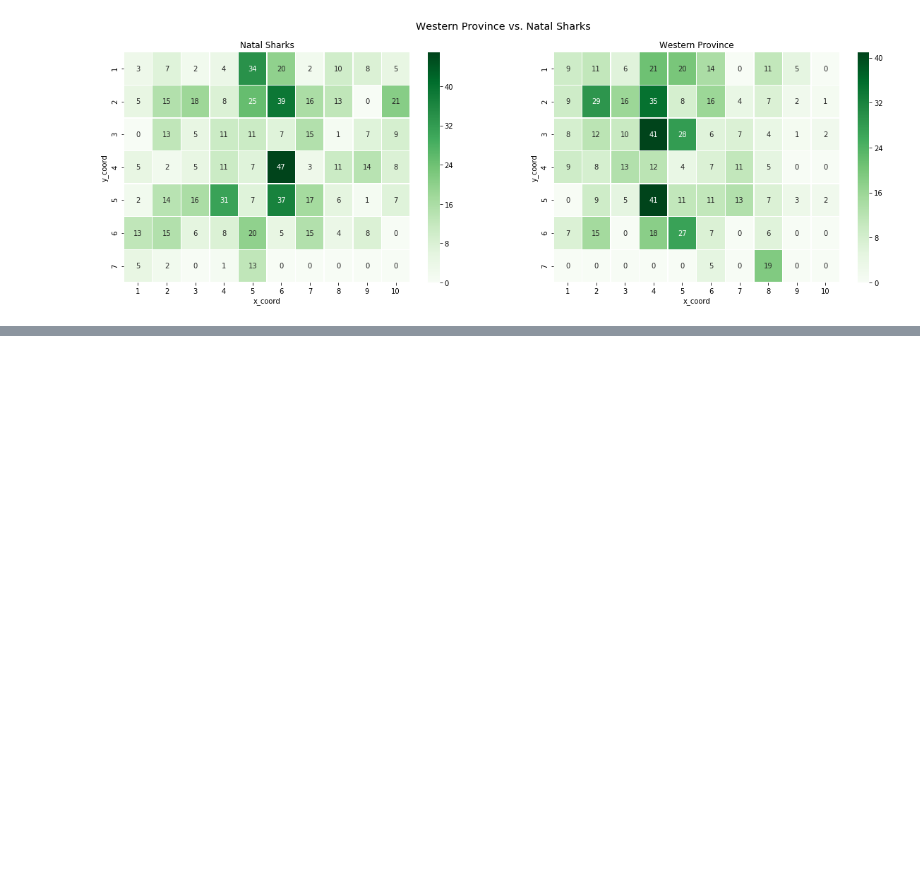
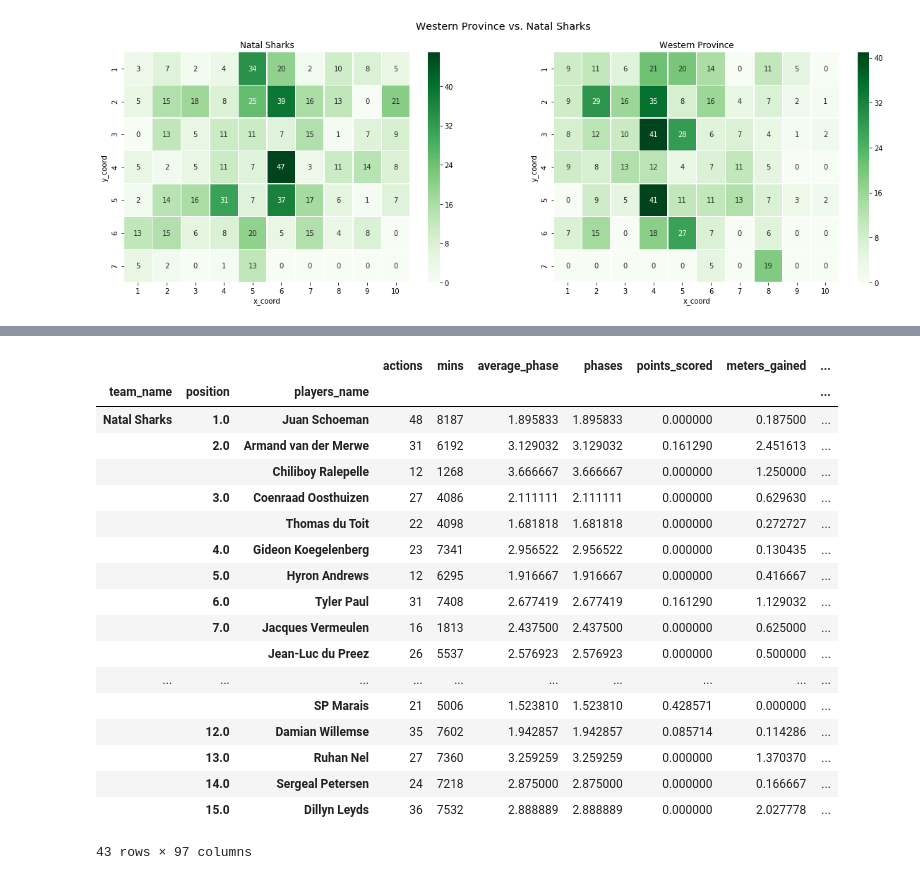
Before and after one commit to jlondal/pyrugga, a Jupyter notebook: jupyter/tuts/Getting Started.ipynb, the cells around one changed output, grey strips where cells are left out. Drawn from its saved outputs; the diff is of its cells as text; code cells hidden in the pictures; blank space fills up the shorter version.

Commit message:
Added Player Summary

```diff
--- a/jupyter/tuts/Getting Started.ipynb
+++ b/jupyter/tuts/Getting Started.ipynb
@@ -222,0 +255,22 @@ TypeError: 'DataFrame' object is not callable
+# %%
+df.player_summary(norm='actions')
+# %% [output]
+|  |  |  | actions | mins | average_phase | phases | points_scored | meters_gained | ... |
+| team_name | position | players_name |  |  |  |  |  |  | ... |
+| Natal Sharks | 1.0 | Juan Schoeman | 48 | 8187 | 1.895833 | 1.895833 | 0.000000 | 0.187500 | ... |
+|  | 2.0 | Armand van der Merwe | 31 | 6192 | 3.129032 | 3.129032 | 0.161290 | 2.451613 | ... |
+|  |  | Chiliboy Ralepelle | 12 | 1268 | 3.666667 | 3.666667 | 0.000000 | 1.250000 | ... |
+|  | 3.0 | Coenraad Oosthuizen | 27 | 4086 | 2.111111 | 2.111111 | 0.000000 | 0.629630 | ... |
+|  |  | Thomas du Toit | 22 | 4098 | 1.681818 | 1.681818 | 0.000000 | 0.272727 | ... |
+|  | 4.0 | Gideon Koegelenberg | 23 | 7341 | 2.956522 | 2.956522 | 0.000000 | 0.130435 | ... |
+|  | 5.0 | Hyron Andrews | 12 | 6295 | 1.916667 | 1.916667 | 0.000000 | 0.416667 | ... |
+|  | 6.0 | Tyler Paul | 31 | 7408 | 2.677419 | 2.677419 | 0.161290 | 1.129032 | ... |
+|  | 7.0 | Jacques Vermeulen | 16 | 1813 | 2.437500 | 2.437500 | 0.000000 | 0.625000 | ... |
+|  |  | Jean-Luc du Preez | 26 | 5537 | 2.576923 | 2.576923 | 0.000000 | 0.500000 | ... |
+| ... | ... | ... | ... | ... | ... | ... | ... | ... | ... |
+|  |  | SP Marais | 21 | 5006 | 1.523810 | 1.523810 | 0.428571 | 0.000000 | ... |
+|  | 12.0 | Damian Willemse | 35 | 7602 | 1.942857 | 1.942857 | 0.085714 | 0.114286 | ... |
+|  | 13.0 | Ruhan Nel | 27 | 7360 | 3.259259 | 3.259259 | 0.000000 | 1.370370 | ... |
+|  | 14.0 | Sergeal Petersen | 24 | 7218 | 2.875000 | 2.875000 | 0.000000 | 0.166667 | ... |
+|  | 15.0 | Dillyn Leyds | 36 | 7532 | 2.888889 | 2.888889 | 0.000000 | 2.027778 | ... |
+43 rows × 97 columns
```
Also changed, not shown: parts of 10 cells of this notebook, 1 other file.
